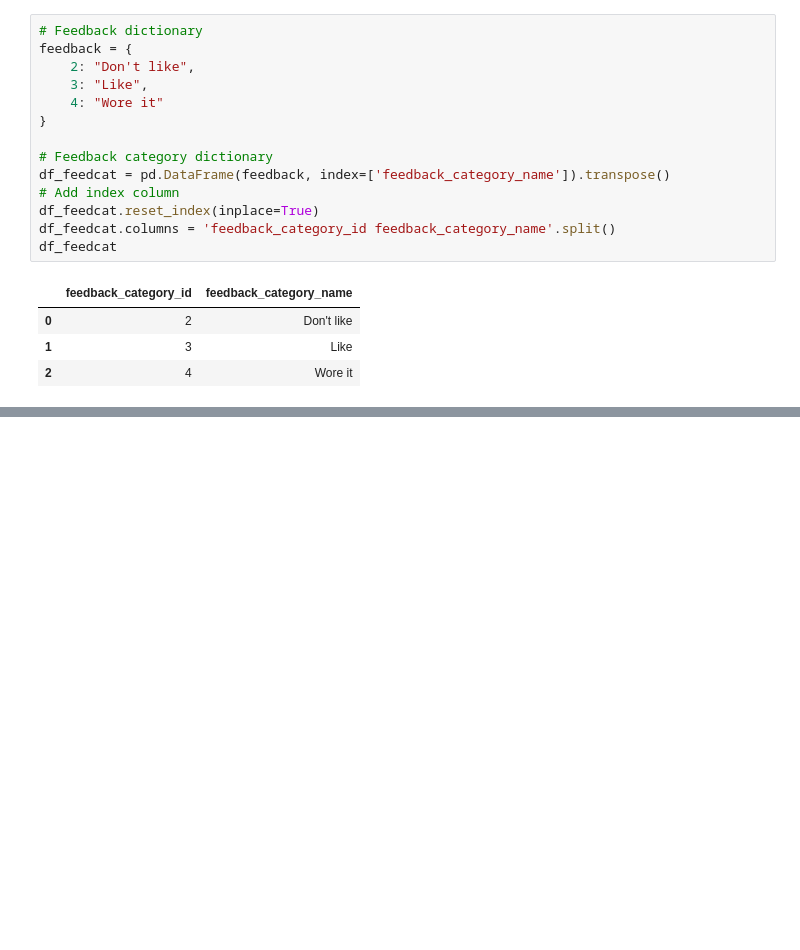
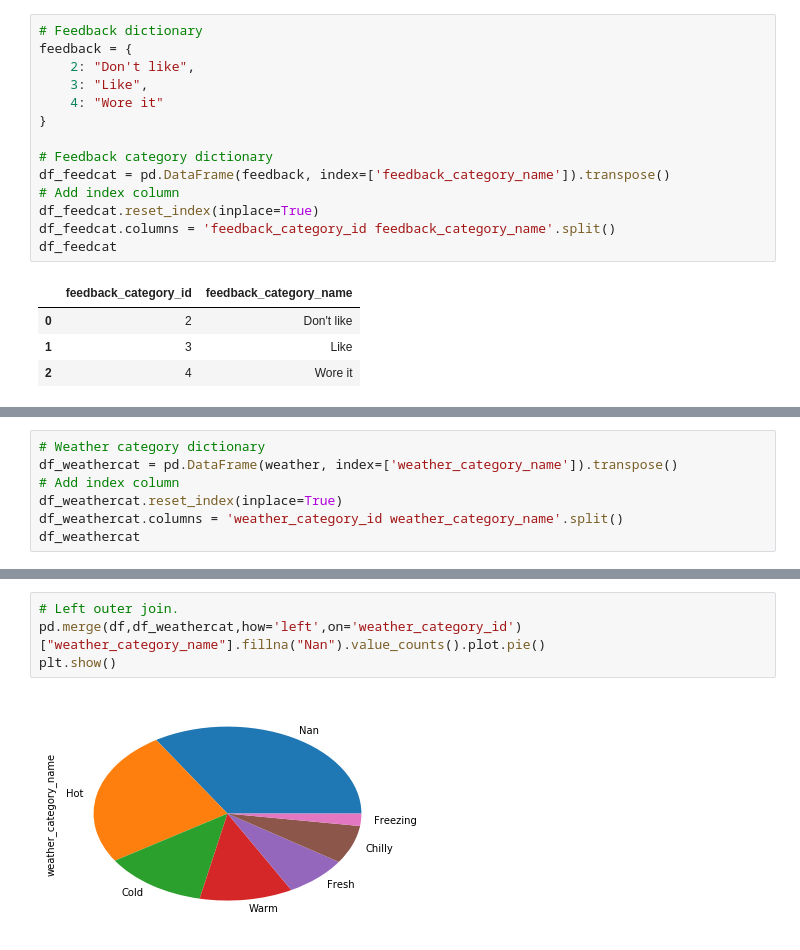
Before and after one commit to tkornuta/python-sandbox, a Jupyter notebook: panda/visualize_feedback2.ipynb, the cells around one changed output, grey strips where cells are left out. Saved outputs shown, nothing was run; the diff lists cells and outputs as text; blank space fills up the shorter version.

```diff
--- a/panda/visualize_feedback2.ipynb
+++ b/panda/visualize_feedback2.ipynb
@@ -47,0 +133,7 @@ plt.show()
+# %%
+# Weather category dictionary
+df_weathercat = pd.DataFrame(weather, index=['weather_category_name']).transpose()
+# Add index column
+df_weathercat.reset_index(inplace=True)
+df_weathercat.columns = 'weather_category_id weather_category_name'.split()
+df_weathercat
@@ -48 +151,7 @@ plt.show()
+# %%
+# Left outer join.
+pd.merge(df,df_weathercat,how='left',on='weather_category_id')["weather_category_name"].fillna("Nan").value_counts().plot.pie()
+plt.show()
+# %% [output]
+[figure, added]
 # %%
```
Also changed, not shown: parts of 17 cells of this notebook.
